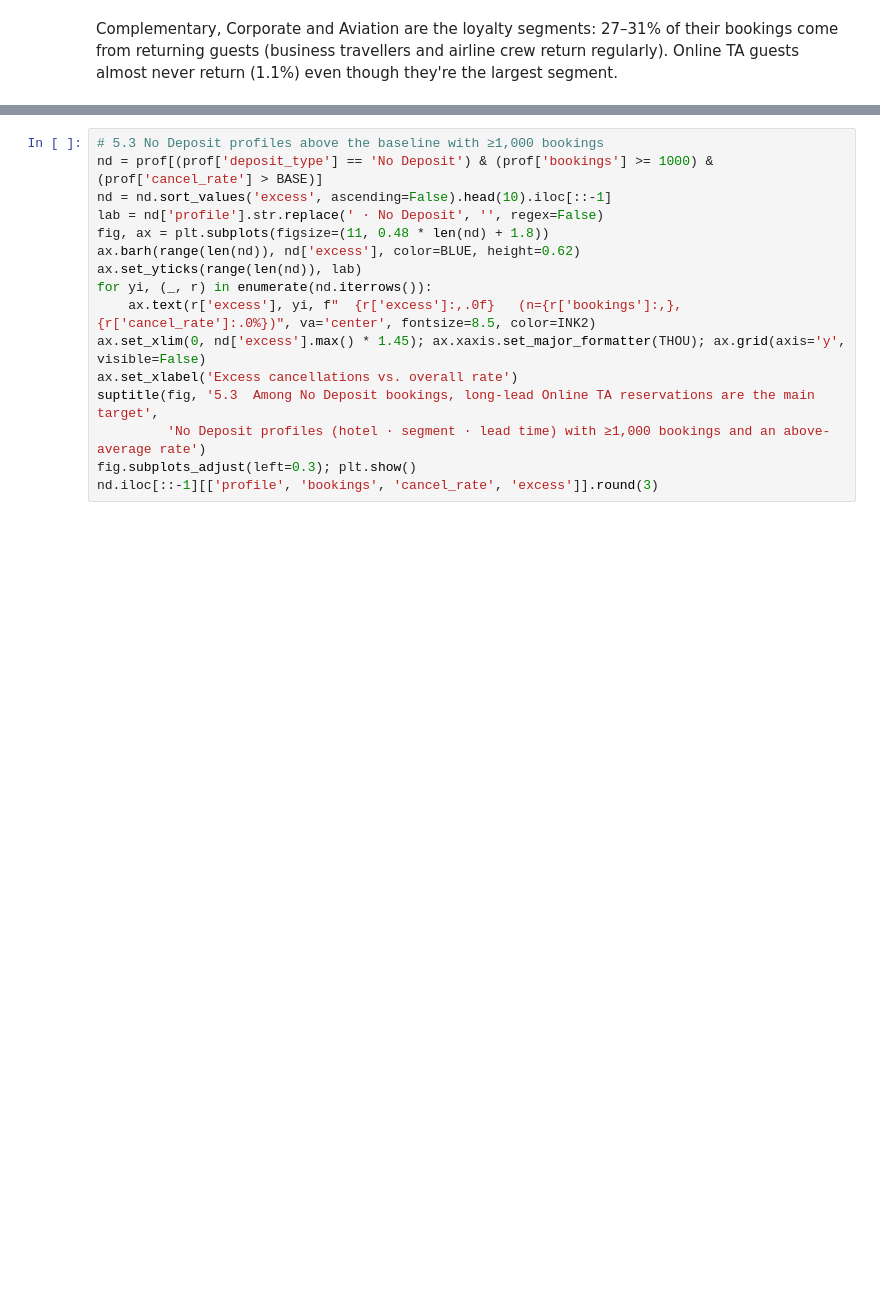
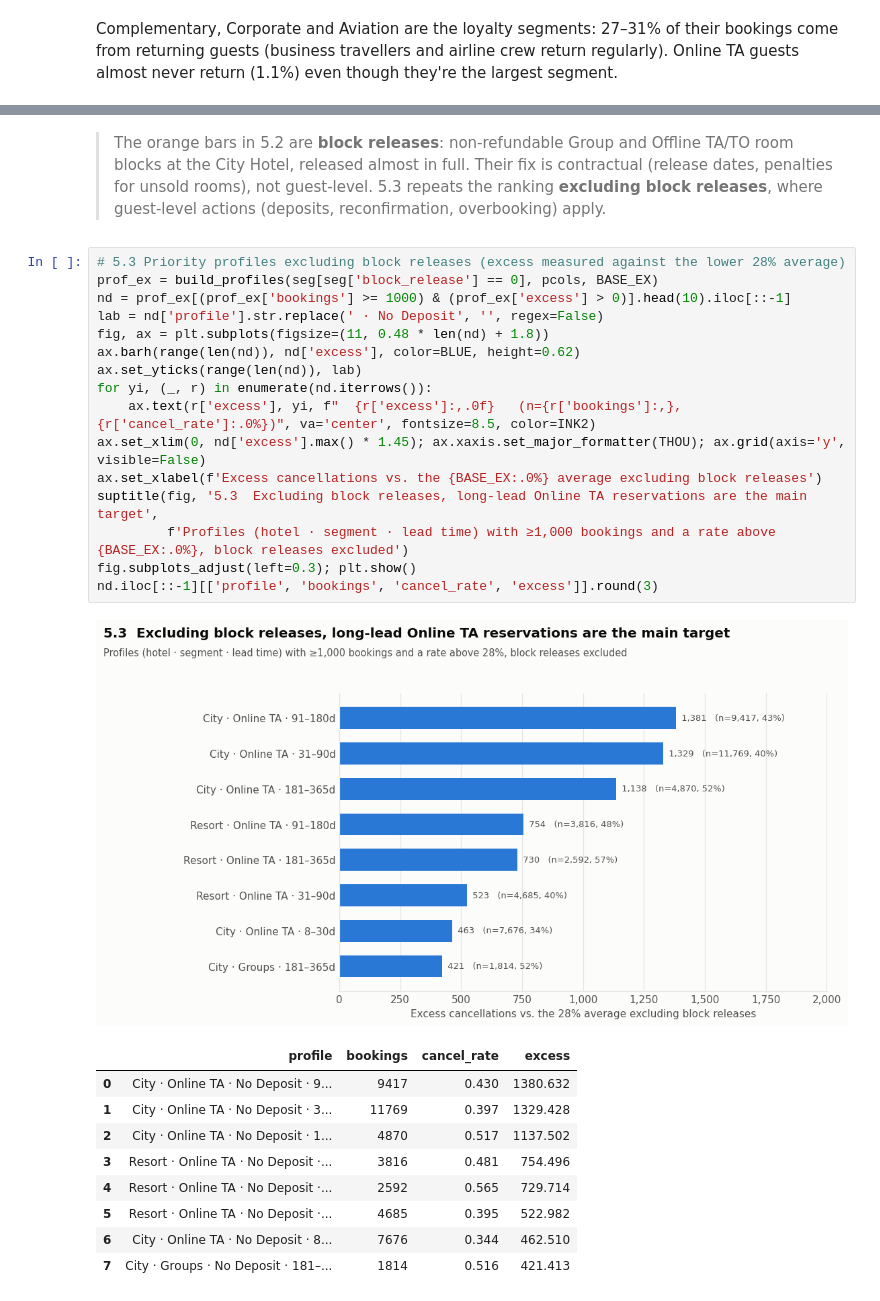
Before and after one commit to elsiejy/Capstone, a Jupyter notebook: Capstone.ipynb, the cells around one changed output, grey strips where cells are left out. Saved outputs shown, nothing was run; the diff lists cells and outputs as text; blank space fills up the shorter version.

```diff
--- a/Capstone.ipynb
+++ b/Capstone.ipynb
@@ -1014,16 +1185,29 @@ top[['rank', 'profile', 'bookings', 'cancel_rate', 'excess']].round(3)
+# %% [markdown]
+> The orange bars in 5.2 are **block releases**: non-refundable Group and Offline TA/TO room blocks at the City Hotel, released almost in full. Their fix is contractual (release dates, penalties for unsold rooms), not guest-level. 5.3 repeats the ranking **excluding block releases**, where guest-level actions (deposits, reconfirmation, overbooking) apply.
 # %%
-# 5.3 No Deposit profiles above the baseline with ≥1,000 bookings
-nd = prof[(prof['deposit_type'] == 'No Deposit') & (prof['bookings'] >= 1000) & (prof['cancel_rate'] > BASE)]
-nd = nd.sort_values('excess', ascending=False).head(10).iloc[::-1]
+# 5.3 Priority profiles excluding block releases (excess measured against the lower 28% average)
+prof_ex = build_profiles(seg[seg['block_release'] == 0], pcols, BASE_EX)
+nd = prof_ex[(prof_ex['bookings'] >= 1000) & (prof_ex['excess'] > 0)].head(10).iloc[::-1]
 lab = nd['profile'].str.replace(' · No Deposit', '', regex=False)
 fig, ax = plt.subplots(figsize=(11, 0.48 * len(nd) + 1.8))
 ax.barh(range(len(nd)), nd['excess'], color=BLUE, height=0.62)
 ax.set_yticks(range(len(nd)), lab)
 for yi, (_, r) in enumerate(nd.iterrows()):
     ax.text(r['excess'], yi, f"  {r['excess']:,.0f}   (n={r['bookings']:,}, {r['cancel_rate']:.0%})", va='center', fontsize=8.5, color=INK2)
 ax.set_xlim(0, nd['excess'].max() * 1.45); ax.xaxis.set_major_formatter(THOU); ax.grid(axis='y', visible=False)
-ax.set_xlabel('Excess cancellations vs. overall rate')
-suptitle(fig, '5.3  Among No Deposit bookings, long-lead Online TA reservations are the main target',
-         'No Deposit profiles (hotel · segment · lead time) with ≥1,000 bookings and an above-average rate')
+ax.set_xlabel(f'Excess cancellations vs. the {BASE_EX:.0%} average excluding block releases')
+suptitle(fig, '5.3  Excluding block releases, long-lead Online TA reservations are the main target',
+         f'Profiles (hotel · segment · lead time) with ≥1,000 bookings and a rate above {BASE_EX:.0%}, block releases excluded')
 fig.subplots_adjust(left=0.3); plt.show()
 nd.iloc[::-1][['profile', 'bookings', 'cancel_rate', 'excess']].round(3)
+# %% [output]
+[figure, added]
+|  | profile | bookings | cancel_rate | excess |
+| 0 | City · Online TA · No Deposit · 9... | 9417 | 0.430 | 1380.632 |
+| 1 | City · Online TA · No Deposit · 3... | 11769 | 0.397 | 1329.428 |
+| 2 | City · Online TA · No Deposit · 1... | 4870 | 0.517 | 1137.502 |
+| 3 | Resort · Online TA · No Deposit ·... | 3816 | 0.481 | 754.496 |
+| 4 | Resort · Online TA · No Deposit ·... | 2592 | 0.565 | 729.714 |
+| 5 | Resort · Online TA · No Deposit ·... | 4685 | 0.395 | 522.982 |
+| 6 | City · Online TA · No Deposit · 8... | 7676 | 0.344 | 462.510 |
+| 7 | City · Groups · No Deposit · 181–... | 1814 | 0.516 | 421.413 |
```
Also changed, not shown: parts of 49 cells of this notebook.
